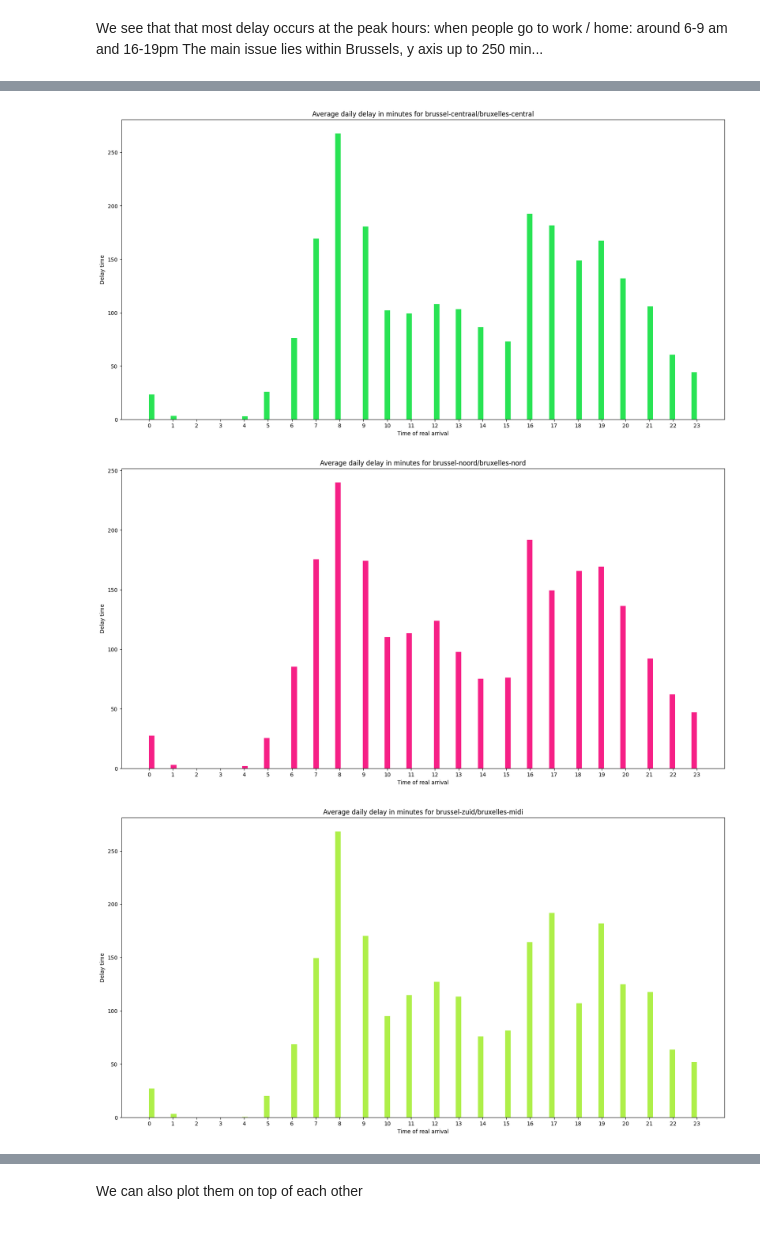
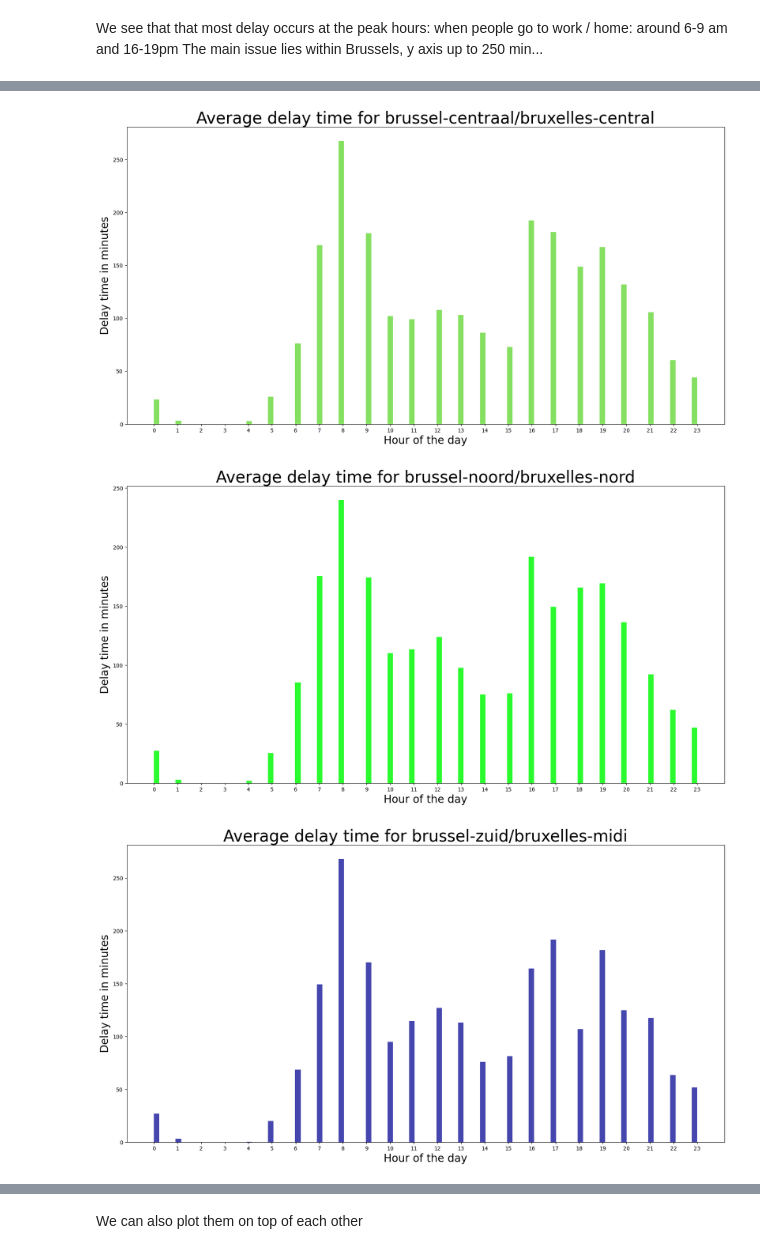
Before and after one commit to Seoyangsam/ACRM, a Jupyter notebook: src/Q7.ipynb, the cells around one changed output, grey strips where cells are left out. Saved outputs shown, nothing was run; the diff lists cells and outputs as text; code cells hidden in the pictures.

```diff
--- a/src/Q7.ipynb
+++ b/src/Q7.ipynb
@@ -44,9 +99,9 @@ The main issue lies within Brussels, y axis up to 250 min...
 for station in trips["Name of the stop"].unique():
     color = np.random.rand(3,)
     plt.figure(figsize=(20,10))
-    plt.title("Average daily delay in minutes for "+station)
-    plt.xlabel("Time of real arrival")
-    plt.ylabel("Delay time")
+    plt.title("Average delay time for "+station, fontsize = 30)
+    plt.xlabel("Hour of the day", fontsize = 20)
+    plt.ylabel("Delay time in minutes", fontsize =20)
     plt.xticks(np.arange(0, 24, 1))
     plt.hist(x= trips[(trips["Name of the stop"] == station)]["Time of real arrival"].dt.hour, weights = trips[(trips["Name of the stop"] == station) ]["Delay time"]/(7*60),  color=np.random.rand(3,), bins = 100)
     plt.show()
@@ -55,3 +110,3 @@ for station in trips["Name of the stop"].unique():
-[figure, old version]
+[figure, new version]
-[figure, old version]
+[figure, new version]
-[figure, old version]
+[figure, new version]
```
Also changed, not shown: parts of 9 cells of this notebook, 11 other files.
